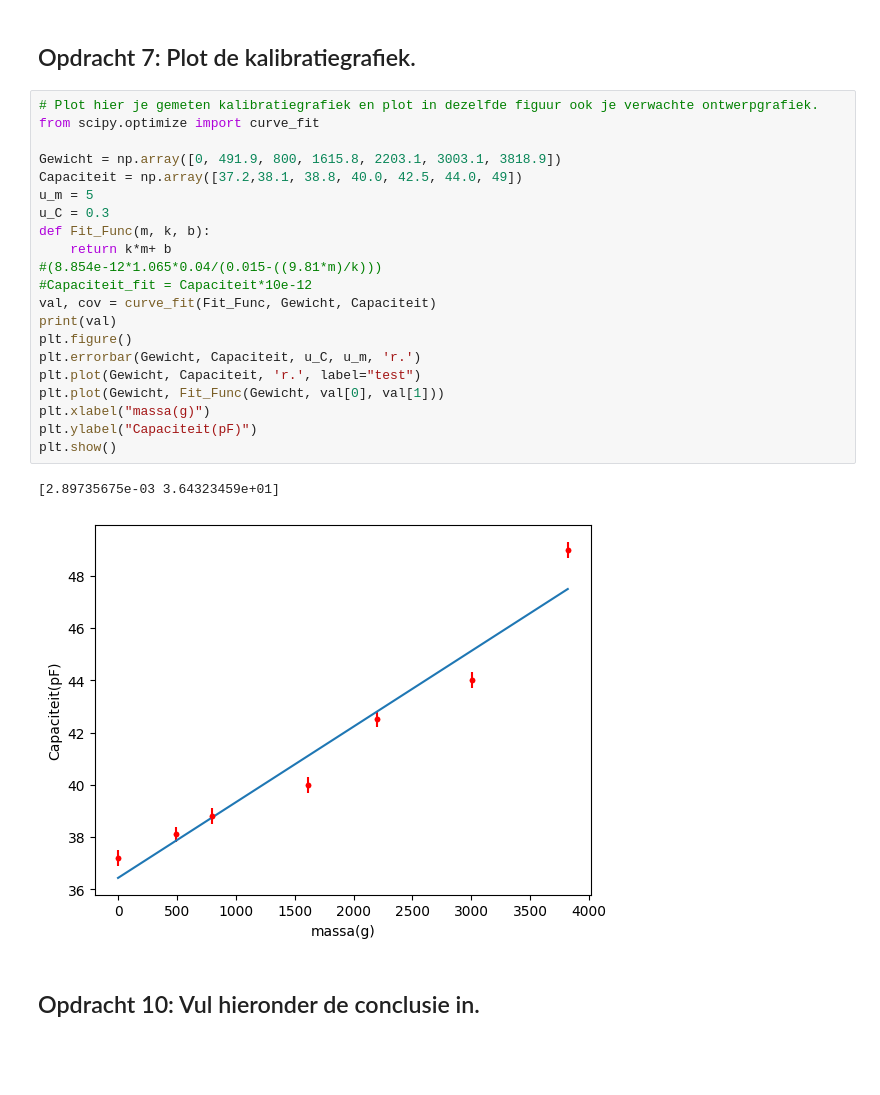
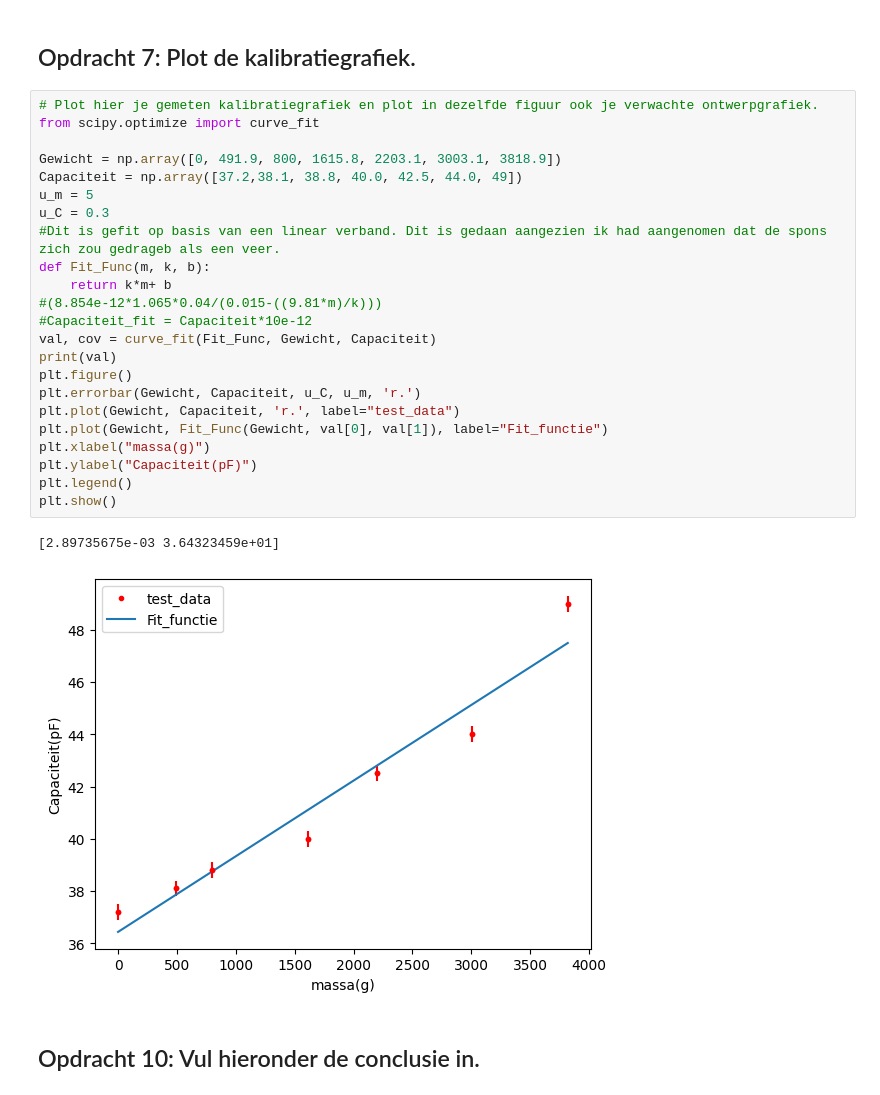
Before and after one commit to luckykat07/opdrachten-DEF-D_LE, a Jupyter notebook: FysiekeOntwerpopdrachten/2OntwerpEenSensorCondensator/DEFOntwerpopdracht2OntwerpEenSensorInvulTemplate.ipynb, the cells around one changed output. Saved outputs shown, nothing was run; the diff lists cells and outputs as text; blank space fills up the shorter version.

```diff
--- a/FysiekeOntwerpopdrachten/2OntwerpEenSensorCondensator/DEFOntwerpopdracht2OntwerpEenSensorInvulTemplate.ipynb
+++ b/FysiekeOntwerpopdrachten/2OntwerpEenSensorCondensator/DEFOntwerpopdracht2OntwerpEenSensorInvulTemplate.ipynb
@@ -252,27 +250,29 @@ Voor leerdoel 3:
 # %%
 # Plot hier je gemeten kalibratiegrafiek en plot in dezelfde figuur ook je verwachte ontwerpgrafiek.
 from scipy.optimize import curve_fit
 
 Gewicht = np.array([0, 491.9, 800, 1615.8, 2203.1, 3003.1, 3818.9])
 Capaciteit = np.array([37.2,38.1, 38.8, 40.0, 42.5, 44.0, 49])
 u_m = 5
 u_C = 0.3
+#Dit is gefit op basis van een linear verband. Dit is gedaan aangezien ik had aangenomen dat de spons zich zou gedrageb als een veer.
 def Fit_Func(m, k, b):
     return k*m+ b
 #(8.854e-12*1.065*0.04/(0.015-((9.81*m)/k)))
 #Capaciteit_fit = Capaciteit*10e-12
 val, cov = curve_fit(Fit_Func, Gewicht, Capaciteit)
 print(val)
 plt.figure()
 plt.errorbar(Gewicht, Capaciteit, u_C, u_m, 'r.')
-plt.plot(Gewicht, Capaciteit, 'r.', label="test")
-plt.plot(Gewicht, Fit_Func(Gewicht, val[0], val[1]))
+plt.plot(Gewicht, Capaciteit, 'r.', label="test_data")
+plt.plot(Gewicht, Fit_Func(Gewicht, val[0], val[1]), label="Fit_functie")
 plt.xlabel("massa(g)")
 plt.ylabel("Capaciteit(pF)")
+plt.legend()
 plt.show()
 # %% [output]
 [2.89735675e-03 3.64323459e+01]
-[figure, old version]
+[figure, new version]
 # %% [markdown]
 ## Opdracht 10: Vul hieronder de conclusie in.
 # %% [markdown]
```
Also changed, not shown: parts of 1 cell of this notebook.
